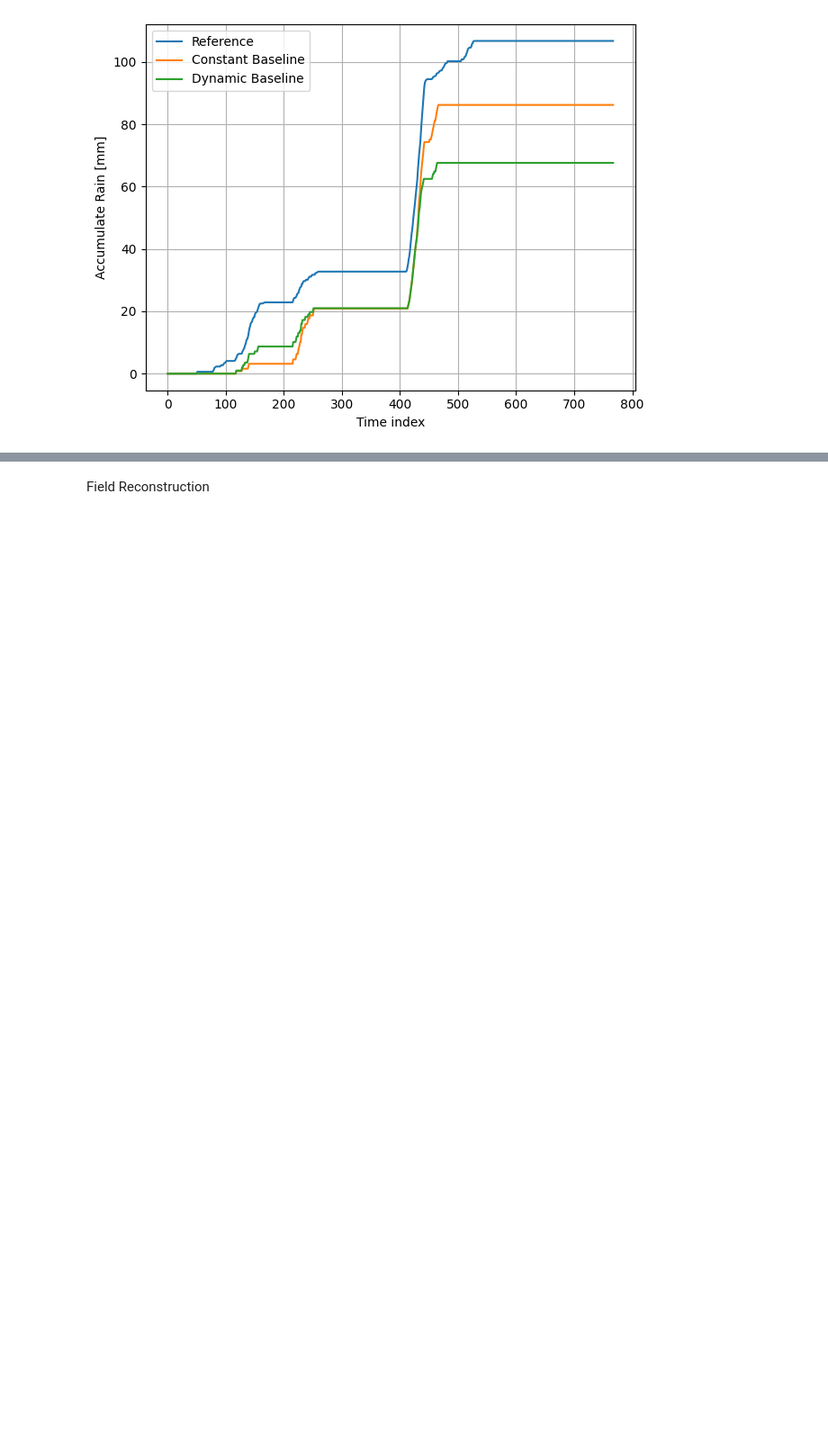
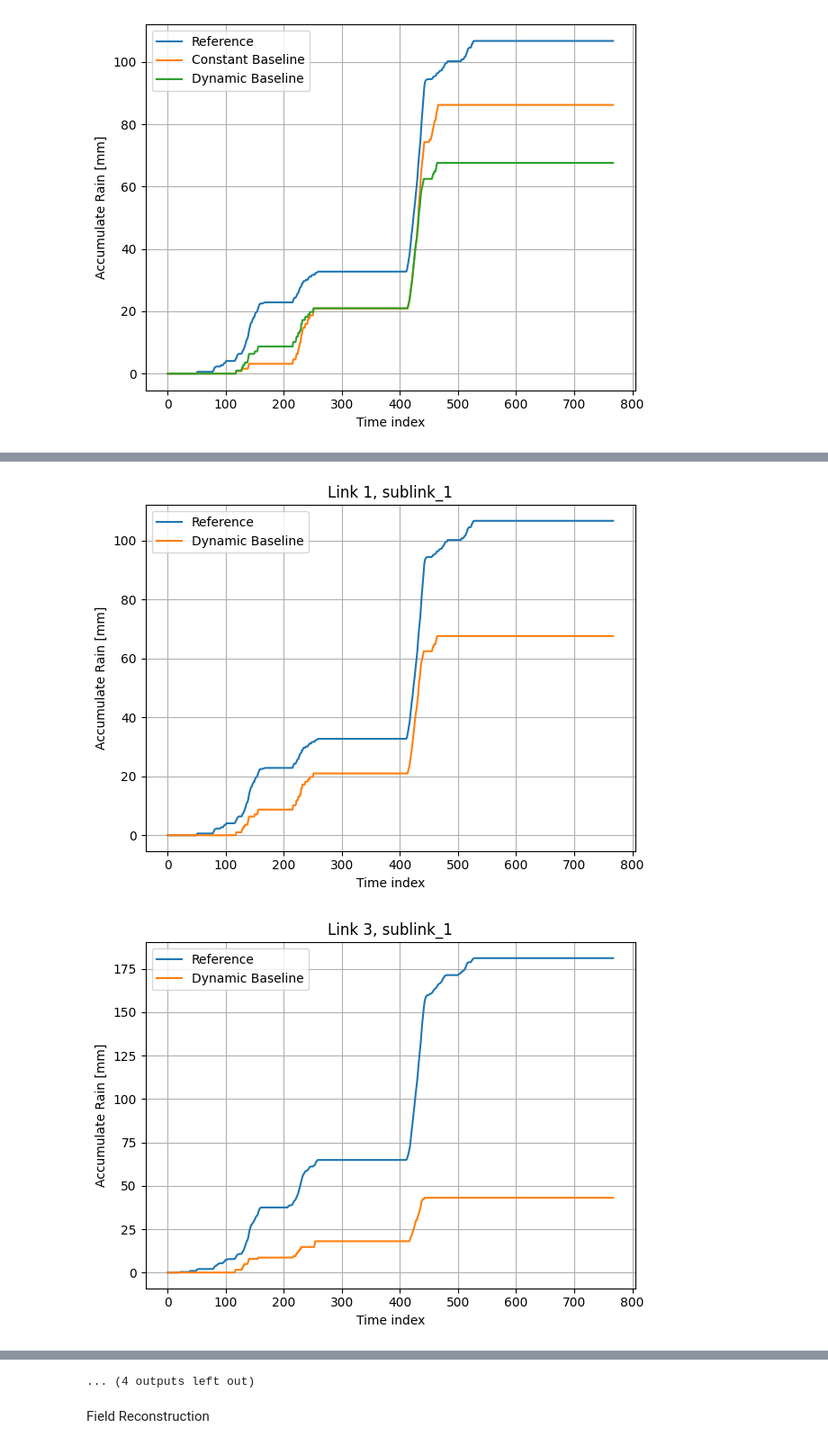
Before and after one commit to gabrielawr/OpenMesh_pynncml, a Jupyter notebook: src/analysis/pynncml_experiments/notebooks/LinkAnalysis.ipynb, the cells around one changed output, grey strips where cells are left out. Shown at 90% size. Drawn from its saved outputs; the diff is of its cells as text; code cells hidden in the pictures; blank space fills up the shorter version.

```diff
--- a/src/analysis/pynncml_experiments/notebooks/LinkAnalysis.ipynb
+++ b/src/analysis/pynncml_experiments/notebooks/LinkAnalysis.ipynb
@@ -220,8 +220,8 @@ plt.plot(linkmm.gauge_ref[0].data_array)
 ### std threshold = 0.65
 # %%
-for i in highfreqID:
-    print(f'link frequency: {link_set.get_link(i).meta_data.frequency}')
-    classification_plot(link_set.get_link(i),0.65,15)
+for i in range(0,len(HF_set)):
+    print(f'link frequency: {HF_set.get_link(i).meta_data.frequency}')
+    classification_plot(HF_set.get_link(i),0.65,15)
 # %% [output]
 link frequency: 68.04
 [figure]
@@ -331,0 +358,17 @@ plt.show()
+# %%
+for link_id in links:
+    ref_data = gaugetime_5to15(HF_set.get_link(link_id))
+    rain_os, base_os = os_baseline(HF_set.get_link(link_id).attenuation(),
+                                    HF_set.get_link(link_id).meta_data)
+    plt.plot(np.nancumsum(ref_data), label="Reference")
+    plt.plot(np.cumsum(rain_os), label="Dynamic Baseline")
+    plt.title(f'Link {HF_set.get_link(link_id).meta_data.cml_id}, {HF_set.get_link(link_id).meta_data.sublink_id}')
+    plt.xlabel("Time index")
+    plt.ylabel("Accumulate Rain [mm]")
+    plt.grid()
+    plt.legend()
+    plt.tight_layout()
+    plt.show()
+# %% [output]
+[figure, added]
+[figure, added]
@@ -332,3 +385,4 @@ plt.show()
+... (4 outputs left out)
 # %% [markdown]
 Field Reconstruction
 # %% [markdown]
```
Also changed, not shown: parts of 14 cells of this notebook, 1 other file.
